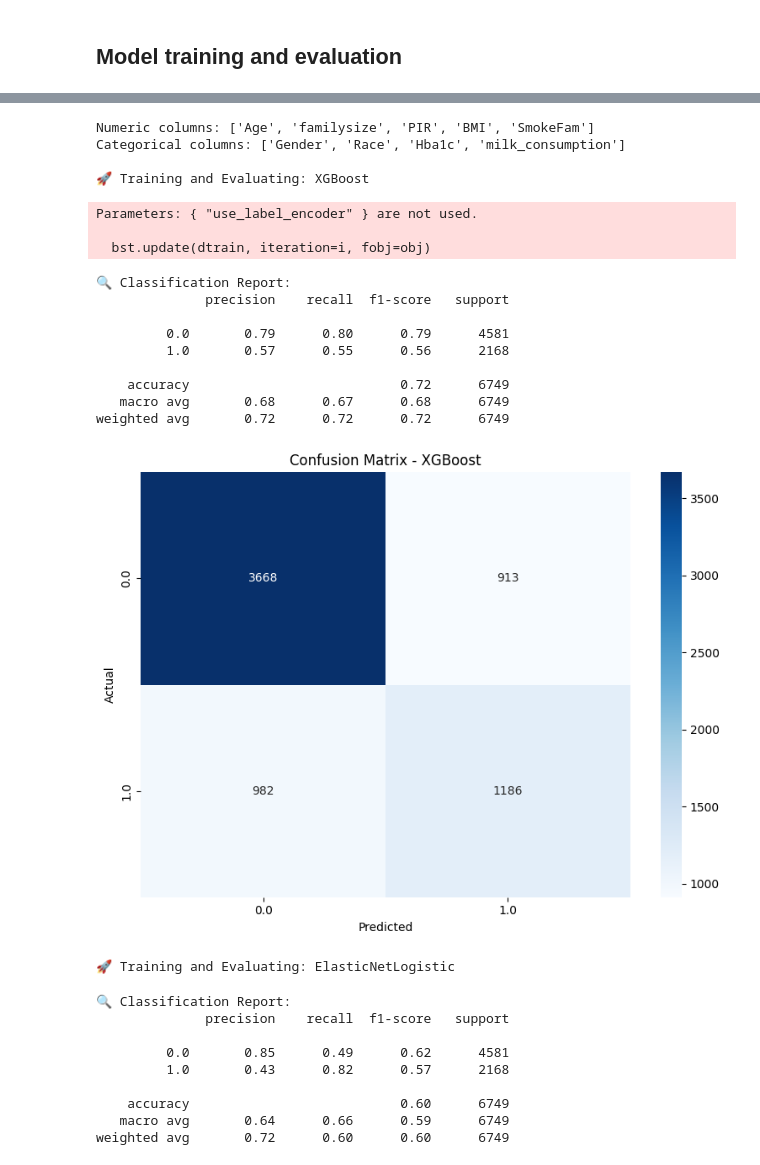
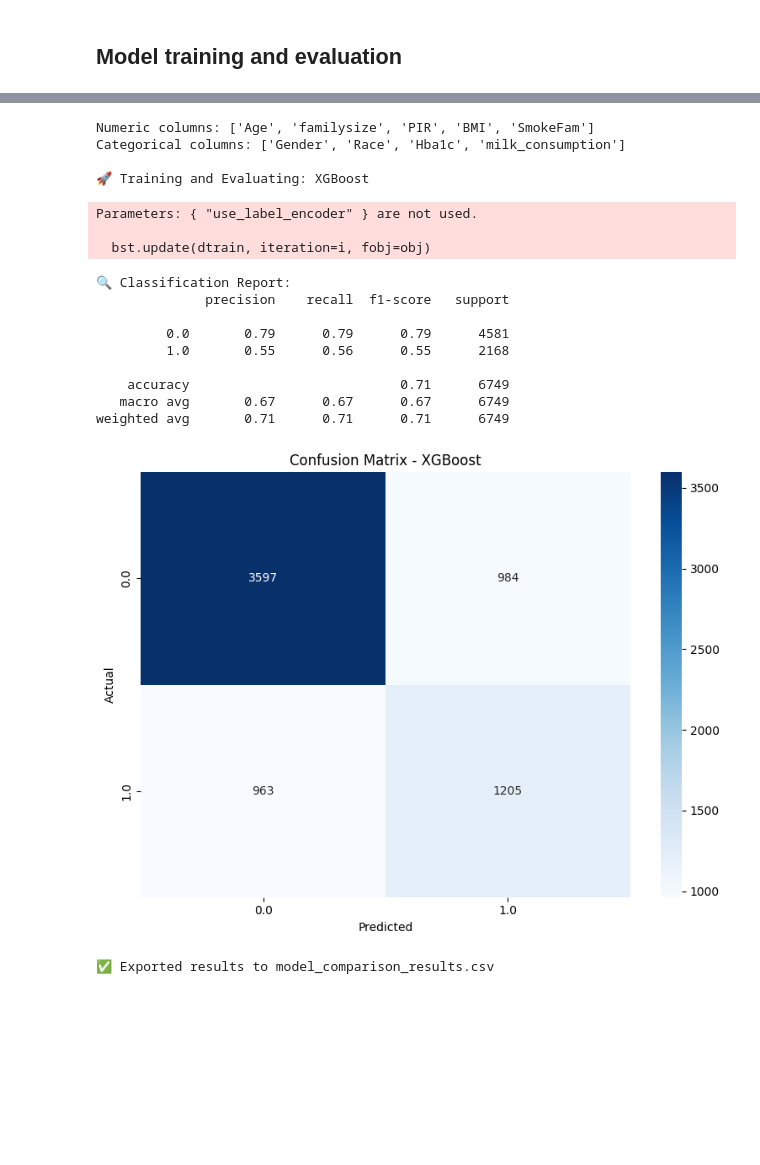
Before and after one commit to iseT1enLoc/G8Vitamin, a Jupyter notebook: src/models/experiment/model_final_2.ipynb, the cells around one changed output, grey strips where cells are left out. Cells and saved outputs as stored; diff of their text form; code cells hidden in the pictures; blank space fills up the shorter version.

```diff
--- a/src/models/experiment/model_final_2.ipynb
+++ b/src/models/experiment/model_final_2.ipynb
@@ -15,0 +2984,2 @@ df_test = pd.read_csv(r"C:\mydata\G8Vitamin\data\final\baselinestore\processed_t
+# %%
+df.drop(columns=['YearStart','VitaminD'],inplace=True)
@@ -16,9 +3480,7 @@ df_test = pd.read_csv(r"C:\mydata\G8Vitamin\data\final\baselinestore\processed_t
 # %%
 columns_remove = [
-    'SEQN',
     'VitaminD',
     'YearStart',
-    'YearID'
 ]
 # %%
 df_train = df_train[df_train['milk_consumption']<=3]
@@ -105,0 +3692,2 @@ for col in df_scaled.columns:
+# %%
+df_generated = pd.read_csv(r"C:\mydata\G8Vitamin\data\final\baselinestore\generated_minority_data18000.csv")
@@ -105,0 +3701,2 @@ for col in df_scaled.columns:
+# %%
+df_train = pd.concat([df_train,df_generated],ignore_index=True)
@@ -108,7 +5232,7 @@ import numpy as np
 import pandas as pd
 import matplotlib.pyplot as plt
 import seaborn as sns
-
+from imblearn.combine import SMOTETomek
 from sklearn.model_selection import train_test_split
 from sklearn.compose import ColumnTransformer
 from sklearn.pipeline import Pipeline
@@ -121,7 +5245,7 @@ from xgboost import XGBClassifier
 from lightgbm import LGBMClassifier
 from imblearn.over_sampling import SMOTE
 from imblearn.pipeline import Pipeline as ImbPipeline
-
+from sklearn.tree import DecisionTreeClassifier
 
 # Separate features and labels
 X_train_raw = df_train.drop(columns=['label'])
@@ -147,18 +5271,43 @@ preprocessor = ColumnTransformer(
 
 # Define models
 models_to_test = {
+# 'LightGBM': LGBMClassifier(
+#     n_estimators=1000,           # up to 1000 boosting rounds
+#     learning_rate=0.5,          # smaller learning rate → more stable training
+#     max_depth=-1,                # no limit on tree depth
+#     num_leaves=31,               # controls model complexity
+#     min_child_samples=20,        # minimum samples per leaf
+#     subsample=0.8,               # row sampling (boosting randomly)
+#     colsample_bytree=0.8,        # feature sampling
+#     reg_alpha=1.0,               # L1 regularization (can help generalize)
+#     reg_lambda=1.0,              # L2 regularization
+#     class_weight='balanced',     # handle imbalanced classes automatically
+#     objective='binary',          # binary classification task
+#     random_state=42,             # for reproducibility
+#     n_jobs=-1                    # use all cores
+# ),
     'XGBoost': XGBClassifier(
-        colsample_bytree=1.0, learning_rate=0.1, max_depth=7,
-        n_estimators=50, subsample=1.0, use_label_encoder=False,
+        colsample_bytree=1.0, learning_rate=0.05, max_depth=7,
+        n_estimators=100, subsample=1.0, use_label_encoder=False,
         eval_metric='mlogloss', random_state=42
     ),
-    'ElasticNetLogistic': LogisticRegression(
-        penalty='elasticnet', solver='saga', max_iter=1000,
-        random_state=42, multi_class='multinomial', C=1.0, l1_ratio=1.0
-    ),
-    'RandomForest': RandomForestClassifier(n_estimators=100, random_state=42),
-    'AdaBoost': AdaBoostClassifier(n_estimators=100, random_state=42),
-    'LightGBM': LGBMClassifier(random_state=42),
+    # 'ElasticNetLogistic': LogisticRegression(
+    #     penalty='elasticnet', solver='saga', max_iter=1000,
+    #     random_state=42, multi_class='multinomial', C=1.0, l1_ratio=1.0
+    # ),
+    # 'RandomForest': RandomForestClassifier(n_estimators=100, random_state=42),
+#     'AdaBoost': AdaBoostClassifier(
+#     estimator=DecisionTreeClassifier(
+#         max_depth=2,               # Weak learner depth (shallow trees)
+#         min_samples_split=10,      # Minimum samples to split a node
+#         min_samples_leaf=5         # Minimum samples in a leaf
+#     ),
+#     n_estimators=200,             # More rounds improves accuracy
+#     learning_rate=0.5,            # Adjusts weight of each weak learner
+#     algorithm='SAMME.R',          # Default: uses probabilities (better for performance)
+#     random_state=42
+# ),
+
 }
 
 
@@ -171,7 +5320,7 @@ for name, model in models_to_test.items():
 
     pipe = ImbPipeline(steps=[
         ('preprocessor', preprocessor),
-        ('smote', SMOTE(random_state=42, sampling_strategy='minority')),
+        ('smote', SMOTETomek(random_state=42, sampling_strategy='minority')),
         ('classifier', model)
     ])
 
@@ -204,46 +5353,37 @@ for name, model in models_to_test.items():
     })
 
     # Optional: show classification report and confusion matrix
     print("🔍 Classification Report:")
     print(classification_report(y_test, y_pred))
 
     cm = confusion_matrix(y_test, y_pred)
     plt.figure(figsize=(8, 6))
     sns.heatmap(cm, annot=True, fmt='d', cmap='Blues',
                 xticklabels=np.unique(y_test), yticklabels=np.unique(y_test))
     plt.title(f"Confusion Matrix - {name}")
     plt.xlabel("Predicted")
     plt.ylabel("Actual")
     plt.tight_layout()
     plt.show()
 results_df = pd.DataFrame(results)
 results_df.to_csv("model_comparison_results_baseline.csv", index=False)
 print("✅ Exported results to model_comparison_results.csv")
 # %% [output]
 Numeric columns: ['Age', 'familysize', 'PIR', 'BMI', 'SmokeFam']
 Categorical columns: ['Gender', 'Race', 'Hba1c', 'milk_consumption']
 
 🚀 Training and Evaluating: XGBoost
 Parameters: { "use_label_encoder" } are not used.
 
   bst.update(dtrain, iteration=i, fobj=obj)
 🔍 Classification Report:
               precision    recall  f1-score   support
 
-         0.0       0.79      0.80      0.79      4581
-         1.0       0.57      0.55      0.56      2168
+         0.0       0.79      0.79      0.79      4581
+         1.0       0.55      0.56      0.55      2168
 
-    accuracy                           0.72      6749
-   macro avg       0.68      0.67      0.68      6749
-weighted avg       0.72      0.72      0.72      6749
+    accuracy                           0.71      6749
+   macro avg       0.67      0.67      0.67      6749
+weighted avg       0.71      0.71      0.71      6749
-[figure, old version]
+[figure, new version]
-🚀 Training and Evaluating: ElasticNetLogistic
+✅ Exported results to model_comparison_results.csv
-🔍 Classification Report:
-              precision    recall  f1-score   support
-
-         0.0       0.85      0.49      0.62      4581
-         1.0       0.43      0.82      0.57      2168
-
-    accuracy                           0.60      6749
-   macro avg       0.64      0.66      0.59      6749
-weighted avg       0.72      0.60      0.60      6749
```
Also changed, not shown: parts of 71 cells of this notebook, 14 other files.
